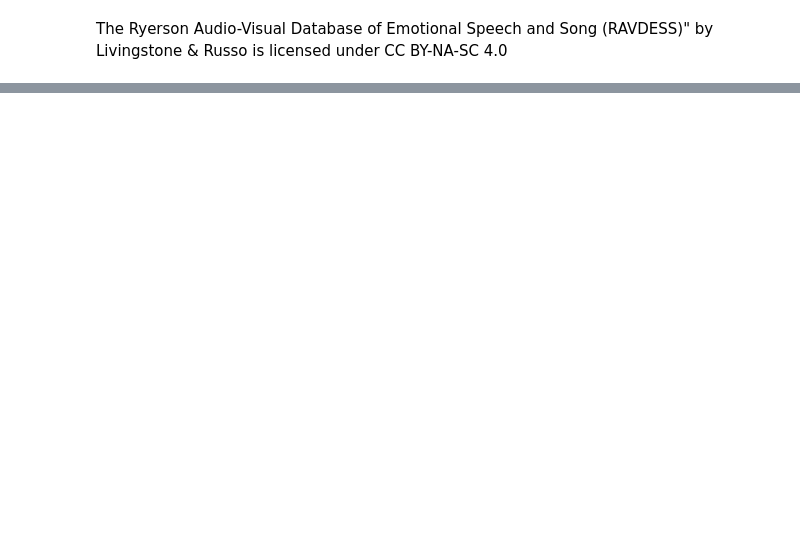
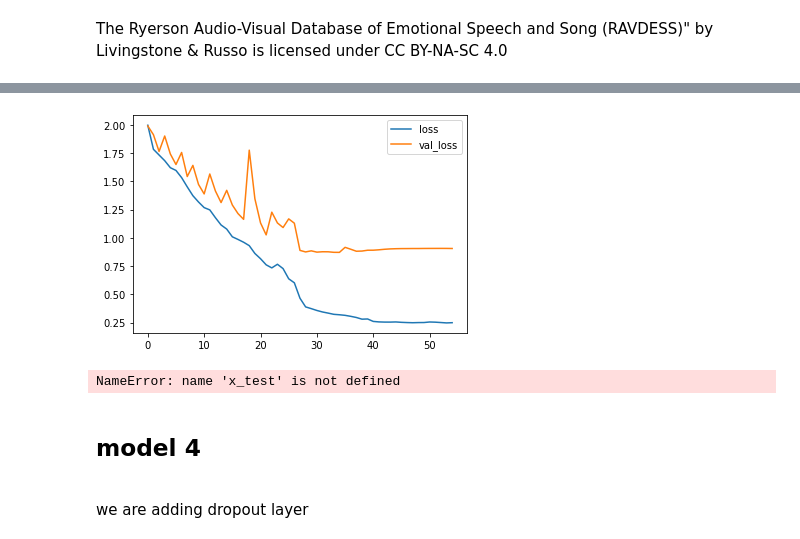
Before and after one commit to Jarvisarmy/-Theoretical_ML_Project, a Jupyter notebook: RAVDESS Emotional speech audio.ipynb, the cells around one changed output, grey strips where cells are left out. Saved outputs shown, nothing was run; the diff lists cells and outputs as text; code cells hidden in the pictures; blank space fills up the shorter version.

```diff
--- a/RAVDESS Emotional speech audio.ipynb
+++ b/RAVDESS Emotional speech audio.ipynb
@@ -967,0 +1039,8 @@ The Ryerson Audio-Visual Database of Emotional Speech and Song (RAVDESS)" by Liv
+# %%
+plt.plot(loss_history["loss"],label="loss")
+plt.plot(loss_history["val_loss"],label="val_loss")
+plt.legend()
+plt.savefig("model3_loss.png")
+plt.show()
+# %% [output]
+[figure, added]
@@ -967,0 +1049,7 @@ The Ryerson Audio-Visual Database of Emotional Speech and Song (RAVDESS)" by Liv
+# %%
+model3 = tf.keras.models.load_model("model3.h5")
+# %% [output]
+NameError: name 'x_test' is not defined
+# %% [markdown]
+<h2> model 4 </h2> <br />
+we are adding dropout layer
```
Also changed, not shown: parts of 46 cells of this notebook, 14 other files.
